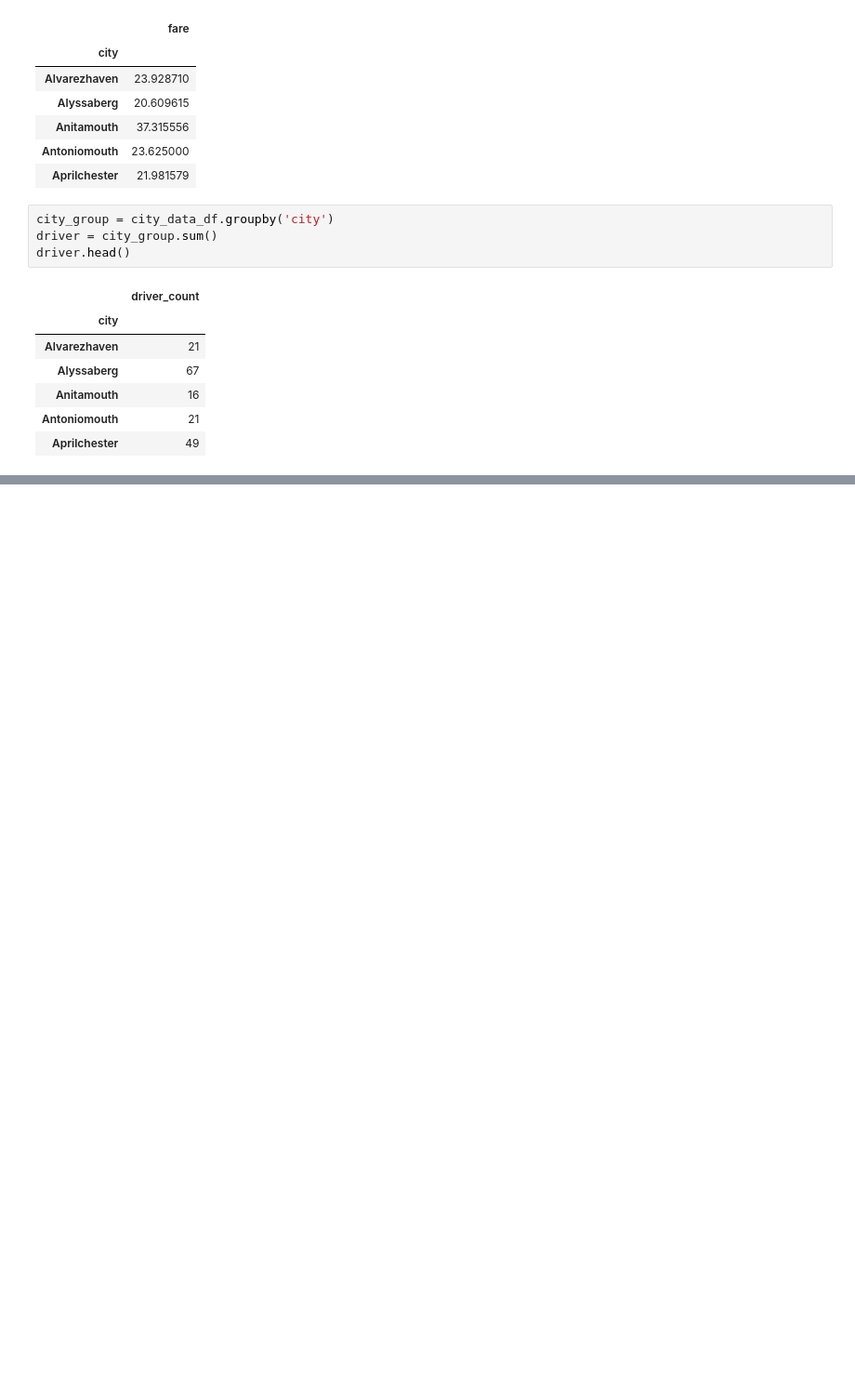
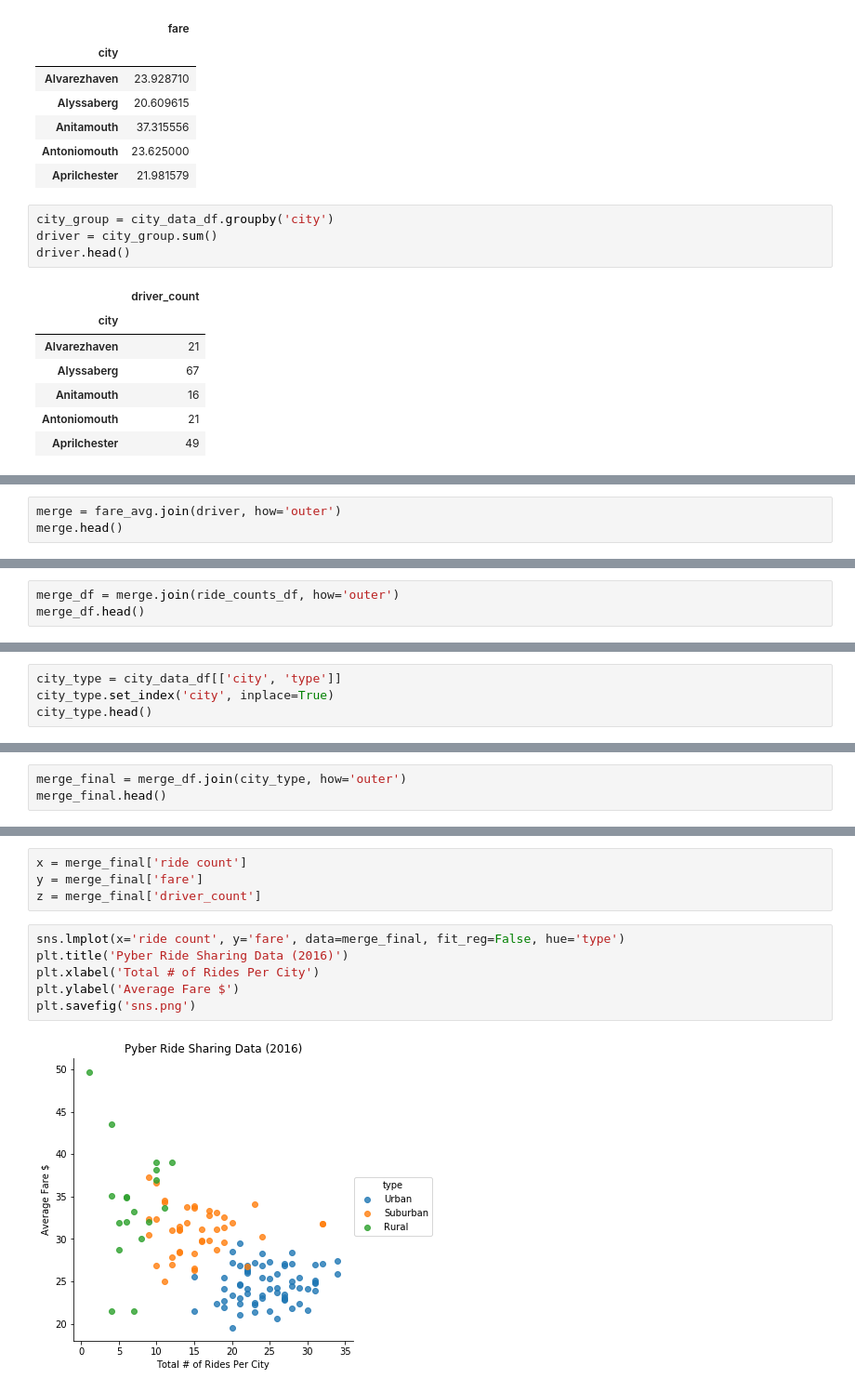
Before and after one commit to sameralsabb/matplotlib-challenge, a Jupyter notebook: Pyber HW.ipynb, the cells around one changed output, grey strips where cells are left out. Shown at 93% size. Saved outputs shown, nothing was run; the diff lists cells and outputs as text; blank space fills up the shorter version.

```diff
--- a/Pyber HW.ipynb
+++ b/Pyber HW.ipynb
@@ -82,0 +121,3 @@ plt.show()
+# %%
+merge = fare_avg.join(driver, how='outer')
+merge.head()
@@ -82,0 +132,3 @@ plt.show()
+# %%
+merge_df = merge.join(ride_counts_df, how='outer')
+merge_df.head()
@@ -82,0 +152,4 @@ plt.show()
+# %%
+city_type = city_data_df[['city', 'type']]
+city_type.set_index('city', inplace=True)
+city_type.head()
@@ -82,0 +164,3 @@ plt.show()
+# %%
+merge_final = merge_df.join(city_type, how='outer')
+merge_final.head()
@@ -82,0 +175,12 @@ plt.show()
+# %%
+x = merge_final['ride count']
+y = merge_final['fare']
+z = merge_final['driver_count']
+# %%
+sns.lmplot(x='ride count', y='fare', data=merge_final, fit_reg=False, hue='type')
+plt.title('Pyber Ride Sharing Data (2016)')
+plt.xlabel('Total # of Rides Per City')
+plt.ylabel('Average Fare $')
+plt.savefig('sns.png')
+# %% [output]
+[figure, added]
```
Also changed, not shown: parts of 19 cells of this notebook, 1 other file.
